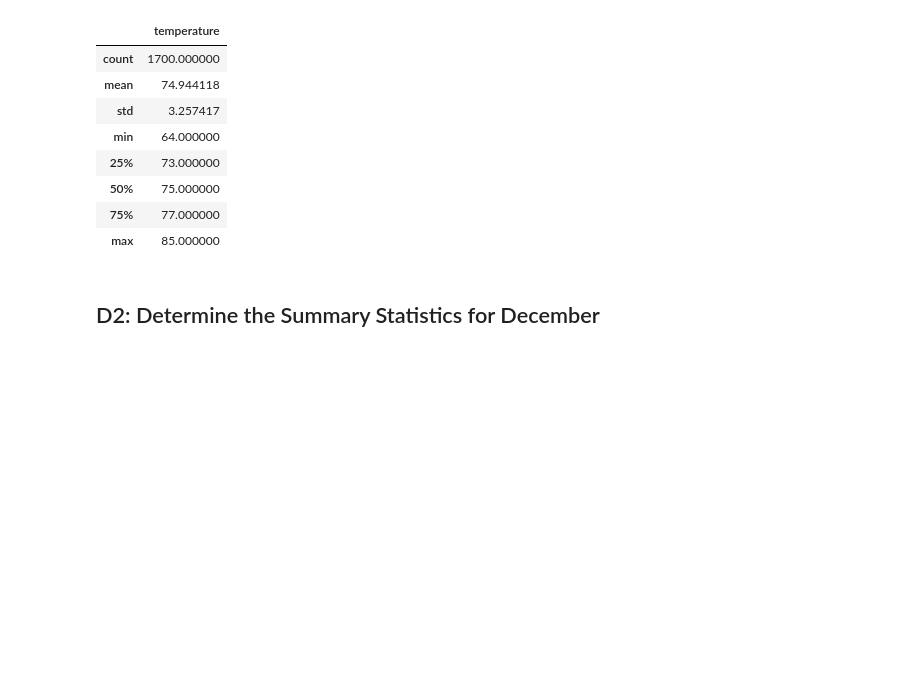
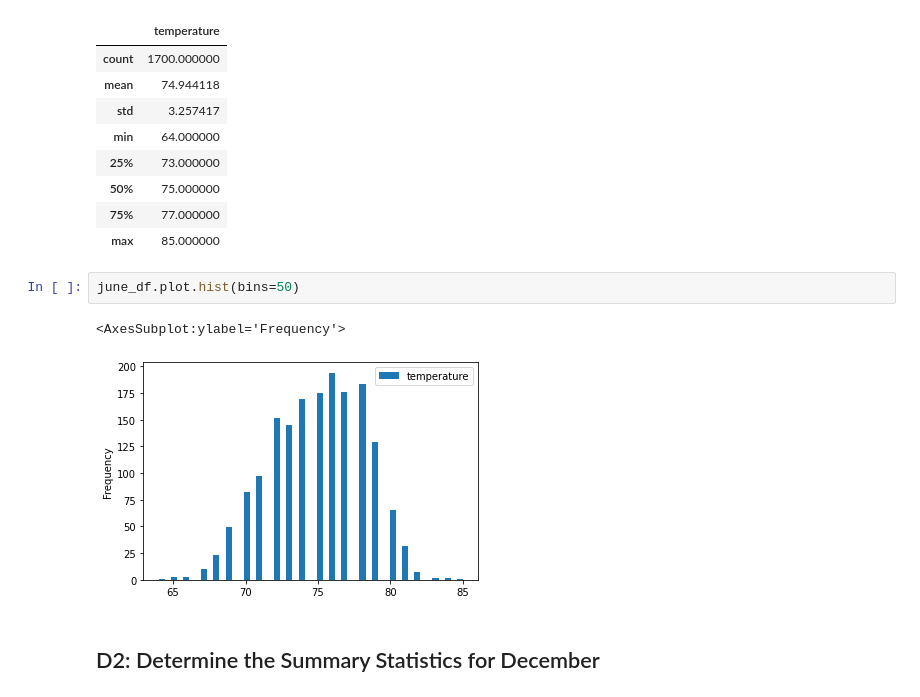
Before and after one commit to osvaldoferraz/surfs_up, a Jupyter notebook: SurfsUp_Challenge.ipynb, the cells around one changed output. Drawn from its saved outputs; the diff is of its cells as text; blank space fills up the shorter version.

```diff
--- a/SurfsUp_Challenge.ipynb
+++ b/SurfsUp_Challenge.ipynb
@@ -100,6 +100,11 @@ june_df.describe()
 | 50% | 75.000000 |
 | 75% | 77.000000 |
 | max | 85.000000 |
+# %%
+june_df.plot.hist(bins=50)
+# %% [output]
+<AxesSubplot:ylabel='Frequency'>
+[figure, added]
 # %% [markdown]
 ## D2: Determine the Summary Statistics for December
 # %%
```
Also changed, not shown: parts of 7 cells of this notebook, 9 other files.
